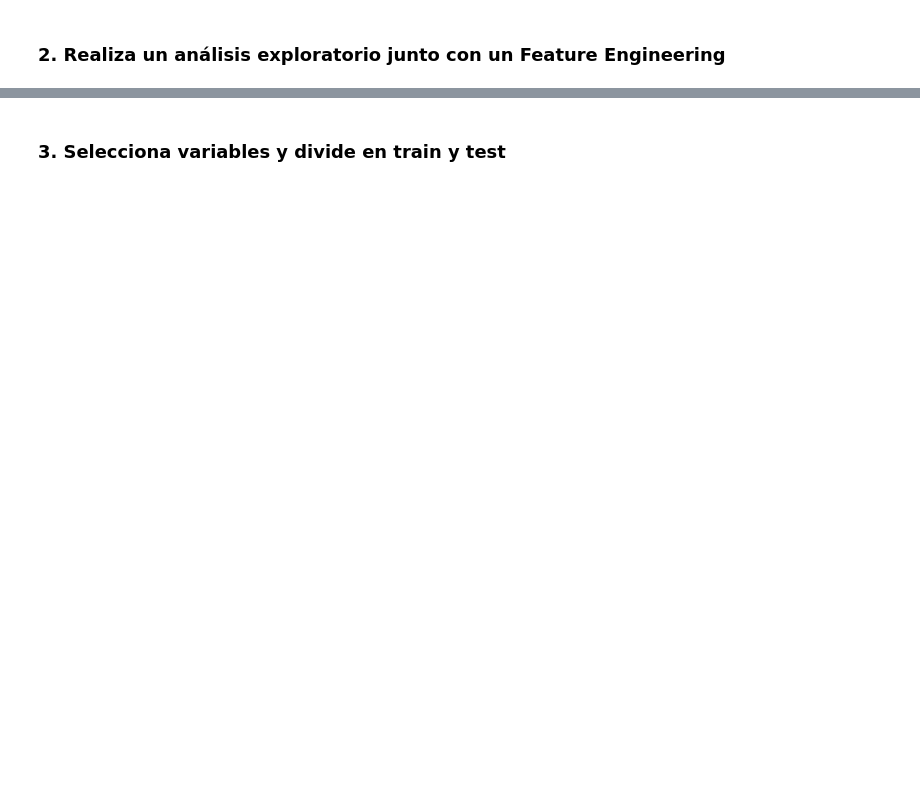
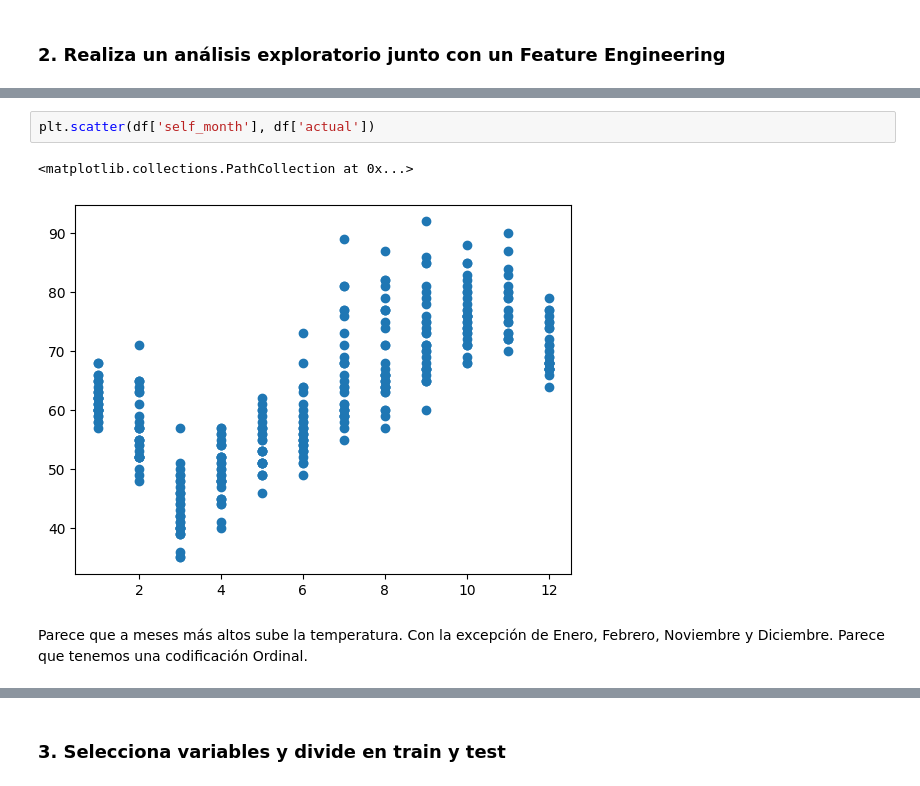
Before and after one commit to Andrea3677/ONLINE_DS_THEBRIDGE_OK, a Jupyter notebook: 3-Machine_Learning/1-Supervisado/3-RegorClass/5-Decision_Trees/ejercicio/DTrees_reg_class.ipynb, the cells around one changed output, grey strips where cells are left out. Drawn from its saved outputs; the diff is of its cells as text; blank space fills up the shorter version.

```diff
--- a/3-Machine_Learning/1-Supervisado/3-RegorClass/5-Decision_Trees/ejercicio/DTrees_reg_class.ipynb
+++ b/3-Machine_Learning/1-Supervisado/3-RegorClass/5-Decision_Trees/ejercicio/DTrees_reg_class.ipynb
@@ -28,0 +210,7 @@ df = pd.read_csv('data/temps.csv')
+# %%
+plt.scatter(df['self_month'], df['actual'])
+# %% [output]
+<matplotlib.collections.PathCollection at 0x...>
+[figure, added]
+# %% [markdown]
+Parece que a meses más altos sube la temperatura. Con la excepción de Enero, Febrero, Noviembre y Diciembre. Parece que tenemos una codificación Ordinal.
```
Also changed, not shown: parts of 94 cells of this notebook, 24 other files.
